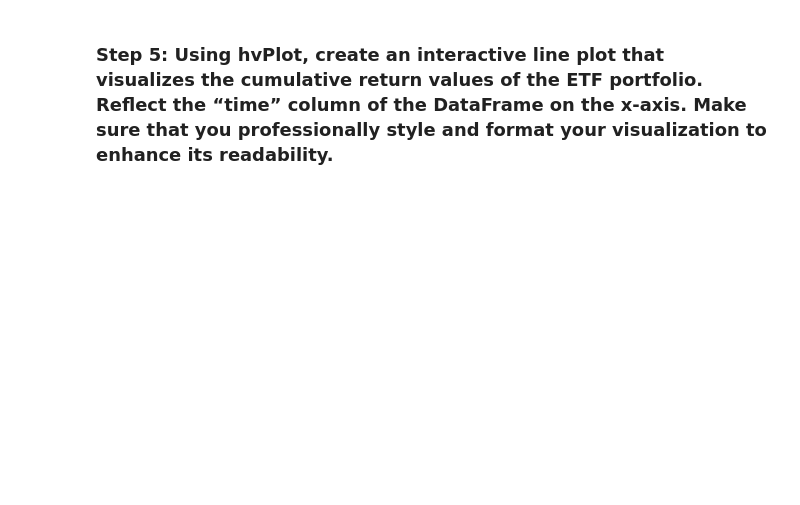
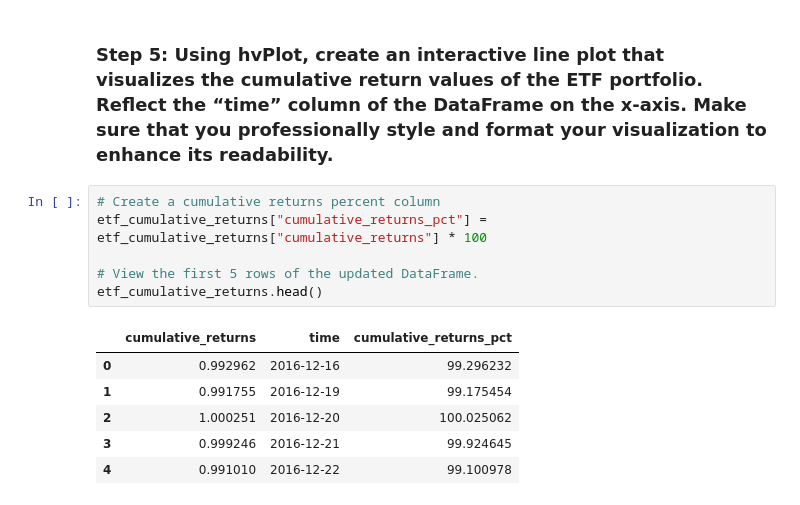
Before and after one commit to danenbm/fintech-m7-etf-analyzer, a Jupyter notebook: etf_analyzer.ipynb, the cells around one changed output. Cells and saved outputs as stored; diff of their text form; blank space fills up the shorter version.

```diff
--- a/etf_analyzer.ipynb
+++ b/etf_analyzer.ipynb
@@ -487,5 +511,18 @@ Final cumulative return value of the ETF portfolio: 4.418250104115548
 # %% [markdown]
 ### Step 5: Using hvPlot, create an interactive line plot that visualizes the cumulative return values of the ETF portfolio. Reflect the “time” column of the DataFrame on the x-axis. Make sure that you professionally style and format your visualization to enhance its readability.
+# %%
+# Create a cumulative returns percent column
+etf_cumulative_returns["cumulative_returns_pct"] = etf_cumulative_returns["cumulative_returns"] * 100
+
+# View the first 5 rows of the updated DataFrame.
+etf_cumulative_returns.head()
+# %% [output]
+|  | cumulative_returns | time | cumulative_returns_pct |
+| 0 | 0.992962 | 2016-12-16 | 99.296232 |
+| 1 | 0.991755 | 2016-12-19 | 99.175454 |
+| 2 | 1.000251 | 2016-12-20 | 100.025062 |
+| 3 | 0.999246 | 2016-12-21 | 99.924645 |
+| 4 | 0.991010 | 2016-12-22 | 99.100978 |
 # %%
 # Using hvplot, create an interactive line plot that visualizes the ETF portfolios cumulative return values.
 etf_cumulative_returns.hvplot(
```
Also changed, not shown: parts of 9 cells of this notebook.
